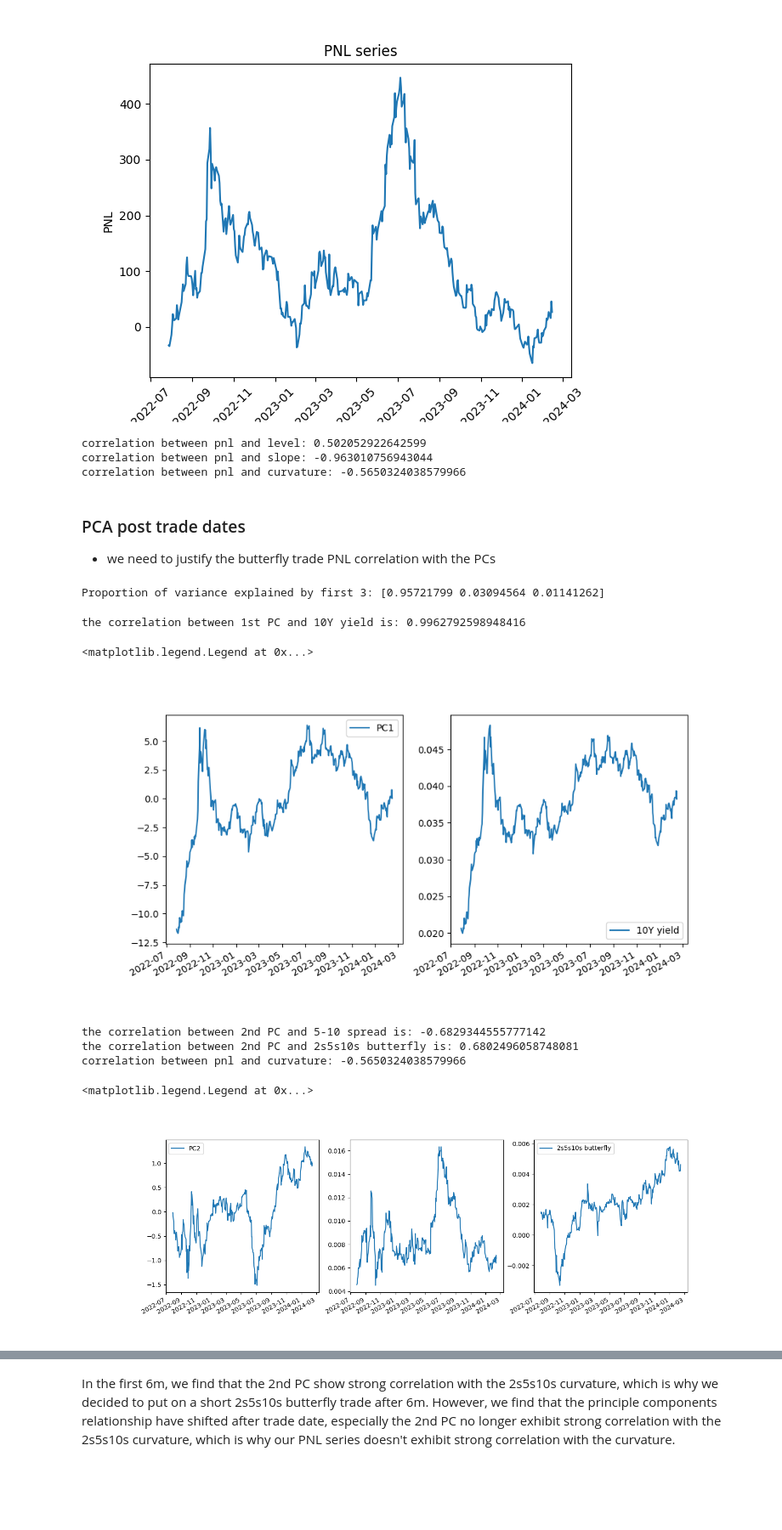
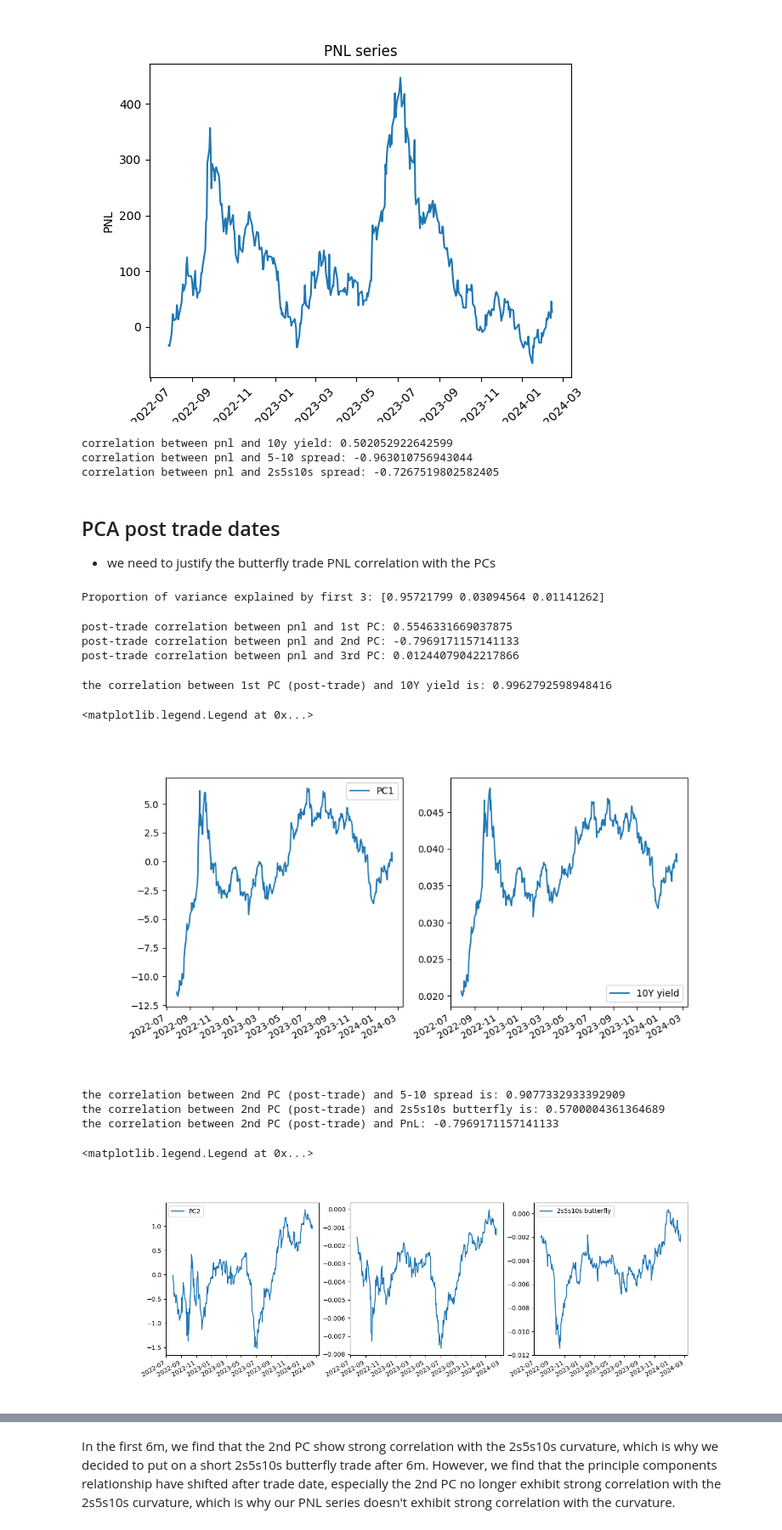
Before and after one commit to QizheCui/PCA_Butterfly_Trading_Strategy, a Jupyter notebook: LiborVersion/PCA_Trade_Libor.ipynb, the cells around one changed output, grey strips where cells are left out. Shown at 85% size. Drawn from its saved outputs; the diff is of its cells as text; code cells hidden in the pictures; blank space fills up the shorter version.

```diff
--- a/LiborVersion/PCA_Trade_Libor.ipynb
+++ b/LiborVersion/PCA_Trade_Libor.ipynb
@@ -364,21 +371,21 @@ plt.xticks(rotation=45)
 [figure]
 # %%
 # correlation between pnl and level
-print(f"correlation between pnl and level: {np.corrcoef(pnl_series, df_yield.loc[post_trade_dates,10])[0][1]}")
+print(f"correlation between pnl and 10y yield: {np.corrcoef(pnl_series, df_yield.loc[post_trade_dates,10])[0][1]}")
 # correlation between pnl and slope
 spread_5_10 = df_yield[10] - df_yield[5] # 10y yield - 5y yield
 post_trade_spread = spread_5_10[post_trade_dates]
-print(f"correlation between pnl and slope: {np.corrcoef(pnl_series, post_trade_spread)[0][1]}")
+print(f"correlation between pnl and 5-10 spread: {np.corrcoef(pnl_series, post_trade_spread)[0][1]}")
 # correlation between pnl and curvature
-spread_butterfly = df_yield[2] - 2*df_yield[5] + df_yield[10] # 2s5s10s butterfly
+spread_butterfly = df_yield[2] - 2*df_yield[5] + 0.832* df_yield[10] # 2s5s10s butterfly, with notional 0.832 for 10y as we made it DV01 neutral
 post_trade_butterfly = spread_butterfly[post_trade_dates]
-print(f"correlation between pnl and curvature: {np.corrcoef(pnl_series, post_trade_butterfly)[0][1]}")
+print(f"correlation between pnl and 2s5s10s spread: {np.corrcoef(pnl_series, post_trade_butterfly)[0][1]}")
 # %% [output]
-correlation between pnl and level: 0.502052922642599
-correlation between pnl and slope: -0.963010756943044
-correlation between pnl and curvature: -0.5650324038579966
+correlation between pnl and 10y yield: 0.502052922642599
+correlation between pnl and 5-10 spread: -0.963010756943044
+correlation between pnl and 2s5s10s spread: -0.7267519802582405
 # %% [markdown]
-### PCA post trade dates
+## PCA post trade dates
 - we need to justify the butterfly trade PNL correlation with the PCs
 # %%
 # PCA on post trade dates
@@ -390,9 +401,17 @@ print('Proportion of variance explained by first 3:',explained_variance[:3])
 # %% [output]
 Proportion of variance explained by first 3: [0.95721799 0.03094564 0.01141262]
+# %%
+# correlation between pnl and the PCs
+print(f"post-trade correlation between pnl and 1st PC: {np.corrcoef(pnl_series, PC1)[0][1]}")
+print(f"post-trade correlation between pnl and 2nd PC: {np.corrcoef(pnl_series, PC2)[0][1]}")
+print(f"post-trade correlation between pnl and 3rd PC: {np.corrcoef(pnl_series, PC3)[0][1]}")
+# %% [output]
+post-trade correlation between pnl and 1st PC: 0.5546331669037875
+post-trade correlation between pnl and 2nd PC: -0.7969171157141133
+post-trade correlation between pnl and 3rd PC: 0.01244079042217866
 # %%
 # plot the first PC with 10y yield
-PC1 = post_trade_scales.dot(eigenvectors[:,0]) # if X=U*Sigma*V^T, then PC1 = X*V[:,0] = U[:,0]*Sigma[0,0]
-print(f"the correlation between 1st PC and 10Y yield is: {np.corrcoef(PC1, df_yield.loc[post_trade_dates,10])[0][1]}")
+print(f"the correlation between 1st PC (post-trade) and 10Y yield is: {np.corrcoef(PC1, df_yield.loc[post_trade_dates,10])[0][1]}")
 plt.figure(figsize=(10,5))
 plt.subplot(1,2,1)
 plt.plot(post_trade_dates, PC1, label='PC1')
@@ -403,33 +422,32 @@ plt.plot(post_trade_dates, df_yield.loc[post_trade_dates,10], label='10Y yield')
 plt.gcf().autofmt_xdate()
 plt.legend()
 # %% [output]
-the correlation between 1st PC and 10Y yield is: 0.9962792598948416
+the correlation between 1st PC (post-trade) and 10Y yield is: 0.9962792598948416
 <matplotlib.legend.Legend at 0x...>
 [figure]
 # %%
 # plot the 2nd PC with 5-10 spread and 2s5s10s butterfly
 PC2 = post_trade_scales.dot(eigenvectors[:,1])
-spread_5_10 = df_yield[10] - df_yield[2] # 10y yield - 5y yield
-print(f"the correlation between 2nd PC and 5-10 spread is: {np.corrcoef(PC2, -spread_5_10[post_trade_dates])[0][1]}")
+print(f"the correlation between 2nd PC (post-trade) and 5-10 spread is: {np.corrcoef(PC2, post_trade_spread)[0][1]}")
+print(f"the correlation between 2nd PC (post-trade) and 2s5s10s butterfly is: {np.corrcoef(PC2, post_trade_butterfly)[0][1]}")
+print(f"the correlation between 2nd PC (post-trade) and PnL: {np.corrcoef(pnl_series, PC2)[0][1]}")
 plt.figure(figsize=(15,5))
 plt.subplot(1,3,1)
 plt.plot(post_trade_dates,PC2, label='PC2')
 plt.legend()
 plt.subplot(1,3,2)
-plt.plot(post_trade_dates,-spread_5_10[post_trade_dates], label='5-10 spread')
+plt.plot(post_trade_dates,post_trade_spread, label='5-10 spread')
 plt.subplot(1,3,3)
-curvature1 = df_yield[2] - 2*df_yield[5] + df_yield[10] # 2s5s10s butterfly
-print(f"the correlation between 2nd PC and 2s5s10s butterfly is: {np.corrcoef(PC2, curvature1[post_trade_dates])[0][1]}")
-print(f"correlation between pnl and curvature: {np.corrcoef(pnl_series, curvature1[post_trade_dates])[0][1]}")
-plt.plot(post_trade_dates,curvature1[post_trade_dates], label='2s5s10s butterfly')
+
+plt.plot(post_trade_dates,post_trade_butterfly, label='2s5s10s butterfly')
 plt.gcf().autofmt_xdate()
 plt.legend()
 # %% [output]
-the correlation between 2nd PC and 5-10 spread is: -0.6829344555777142
-the correlation between 2nd PC and 2s5s10s butterfly is: 0.6802496058748081
-correlation between pnl and curvature: -0.5650324038579966
+the correlation between 2nd PC (post-trade) and 5-10 spread is: 0.9077332933392909
+the correlation between 2nd PC (post-trade) and 2s5s10s butterfly is: 0.5700004361364689
+the correlation between 2nd PC (post-trade) and PnL: -0.7969171157141133
 <matplotlib.legend.Legend at 0x...>
-[figure, old version]
+[figure, new version]
 # %%
 # 3rd PC
 PC3 = post_trade_scales.dot(eigenvectors[:,2])
```
Also changed, not shown: parts of 7 cells of this notebook.
